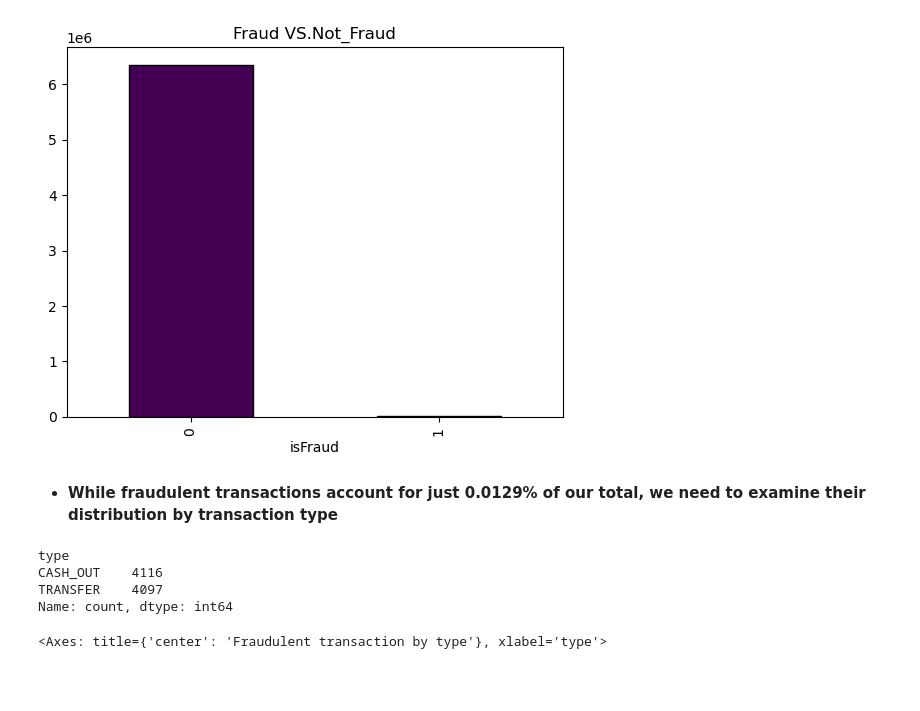
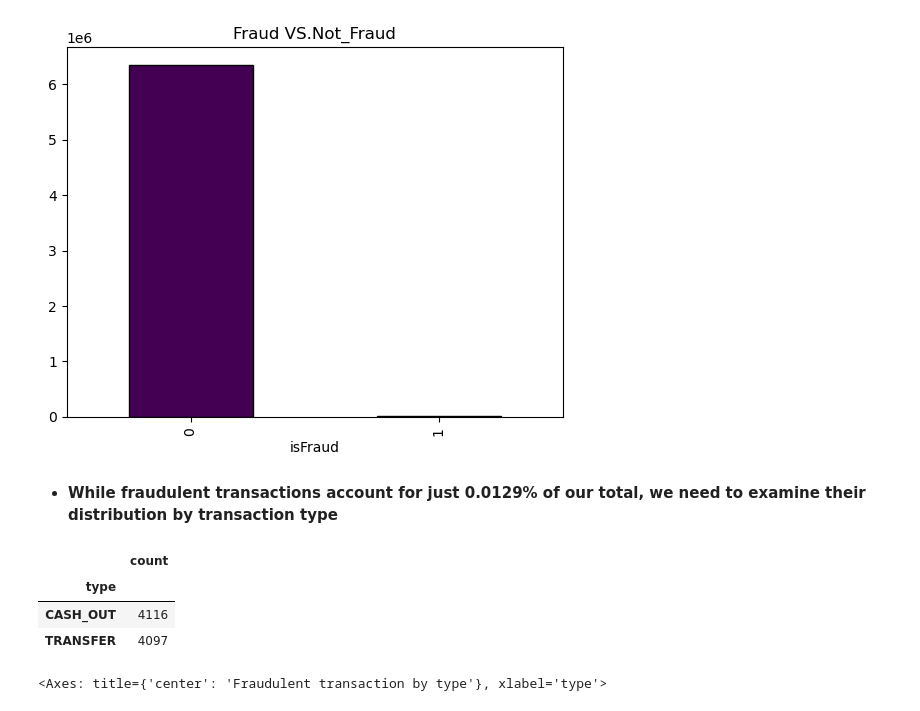
Before and after one commit to MaimunaBawa/Phase2TLAB1, a Jupyter notebook: EDA-1.ipynb, the cells around one changed output. Drawn from its saved outputs; the diff is of its cells as text; code cells hidden in the pictures; blank space fills up the shorter version.

```diff
--- a/EDA-1.ipynb
+++ b/EDA-1.ipynb
@@ -151,14 +151,15 @@ df_fraud.plot.bar(title= "Fraud VS.Not_Fraud",edgecolor="black",cmap="viridis")
 # %%
 #Turn isFraud and into boolean index 1 for isfraud 0 for is not fraud
 Fraud_df= df[df["isFraud"] == 1]
 NotFraud_df= df[df["isFraud"] == 0]
 
-Fraud_df.value_counts("type")
+Fraud_type= Fraud_df.value_counts("type")
+Fraud_type.to_frame()
 # %% [output]
-type
-CASH_OUT    4116
-TRANSFER    4097
-Name: count, dtype: int64
+|  | count |
+| type |  |
+| CASH_OUT | 4116 |
+| TRANSFER | 4097 |
 # %%
 # distrubtion of actual Fraudulent transaction
 Fraud_df["type"].value_counts().plot.bar( title = "Fraudulent transaction by type",cmap= "viridis",edgecolor="black")
```
Also changed, not shown: 9 other files.
